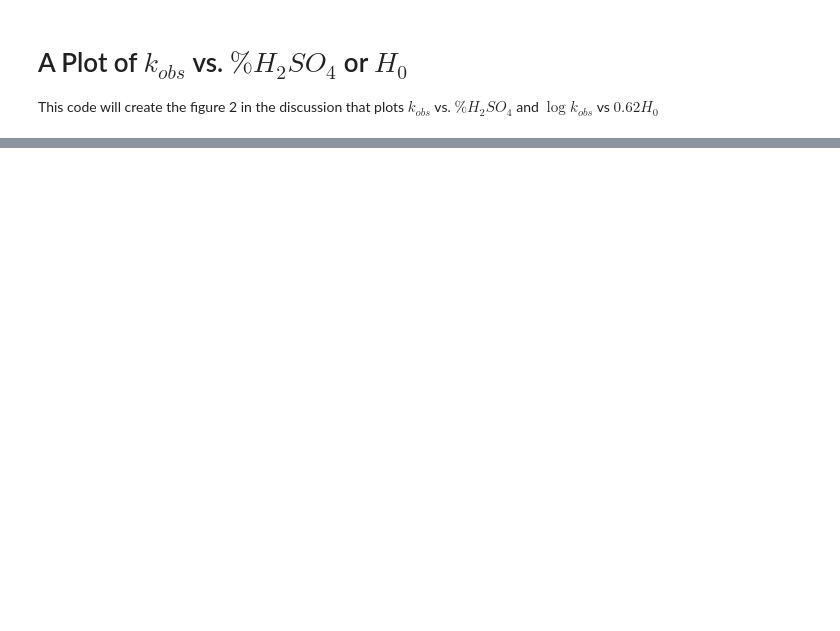
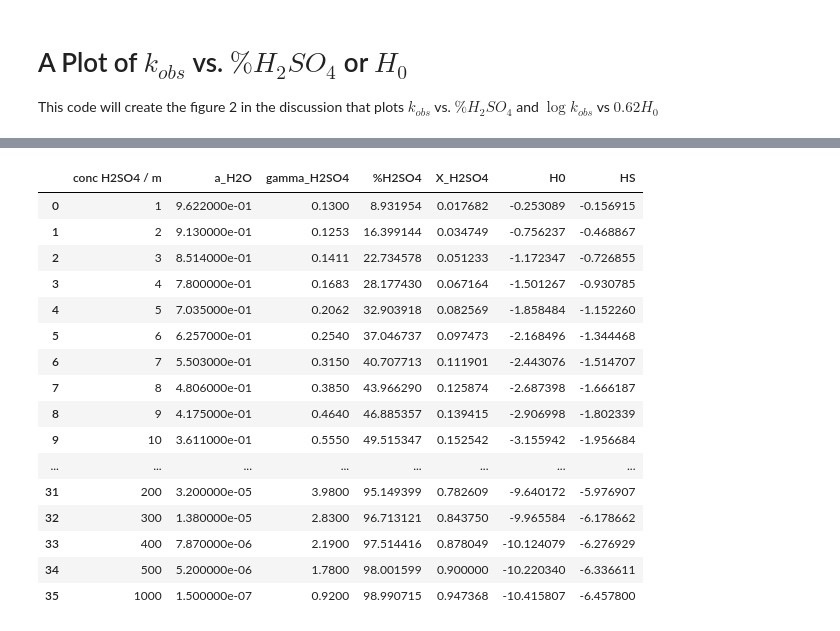
Before and after one commit to blinkletter/4410PythonNotebooks, a Jupyter notebook: Class_30/Yates-Fig2-MeOAc.ipynb, the cells around one changed output, grey strips where cells are left out. Saved outputs shown, nothing was run; the diff lists cells and outputs as text; code cells hidden in the pictures; blank space fills up the shorter version.

```diff
--- a/Class_30/Yates-Fig2-MeOAc.ipynb
+++ b/Class_30/Yates-Fig2-MeOAc.ipynb
@@ -190,2 +93,61 @@ See the caveats in the documentation: https://pandas.pydata.org/pandas-docs/stab
+# %%
+##############################################################
+### DATAFRAME for ACTIVITY OF WATER IN H2SO4 MIXTURES
+##############################################################
+
+##############################################################
+### Import the data
+##############################################################
+
+Data_File_Name = "01_Giauque_Table9_activityH2OinH2SO4.csv"
+
+Filename = github_location + Data_File_Name
+
+df2 = pd.read_csv(Filename,
+                 delimiter = ",",
+                 skipinitialspace=True,
+#                 index_col="Substituent",
+                 comment = "#")
+
+#display(df1)
+
+##############################################################
+### Perform calculations
+##############################################################
+
+molal = df2["conc H2SO4 / m"]
+mass_add_to_1_kg_water = molal * molwtH2SO4
+total_mass_solution = mass_add_to_1_kg_water + 1000
+percent_H2SO4 = mass_add_to_1_kg_water / total_mass_solution * 100
+
+df2["%H2SO4"] = percent_H2SO4
+df2["X_H2SO4"] = molal / (molal + 1000/molwtH20)
+
+interpolator = MakeInterpolationFunctionForH0inH2SO4byPercentWt()
+df2["H0"] = interpolator(df2["%H2SO4"])
+
+m = 0.62
+df2["HS"] = df2["H0"] * m
+
+
+display(df2)
+# %% [output]
+|  | conc H2SO4 / m | a_H2O | gamma_H2SO4 | %H2SO4 | X_H2SO4 | H0 | HS |
+| 0 | 1 | 9.622000e-01 | 0.1300 | 8.931954 | 0.017682 | -0.253089 | -0.156915 |
+| 1 | 2 | 9.130000e-01 | 0.1253 | 16.399144 | 0.034749 | -0.756237 | -0.468867 |
+| 2 | 3 | 8.514000e-01 | 0.1411 | 22.734578 | 0.051233 | -1.172347 | -0.726855 |
+| 3 | 4 | 7.800000e-01 | 0.1683 | 28.177430 | 0.067164 | -1.501267 | -0.930785 |
+| 4 | 5 | 7.035000e-01 | 0.2062 | 32.903918 | 0.082569 | -1.858484 | -1.152260 |
+| 5 | 6 | 6.257000e-01 | 0.2540 | 37.046737 | 0.097473 | -2.168496 | -1.344468 |
+| 6 | 7 | 5.503000e-01 | 0.3150 | 40.707713 | 0.111901 | -2.443076 | -1.514707 |
+| 7 | 8 | 4.806000e-01 | 0.3850 | 43.966290 | 0.125874 | -2.687398 | -1.666187 |
+| 8 | 9 | 4.175000e-01 | 0.4640 | 46.885357 | 0.139415 | -2.906998 | -1.802339 |
+| 9 | 10 | 3.611000e-01 | 0.5550 | 49.515347 | 0.152542 | -3.155942 | -1.956684 |
+| ... | ... | ... | ... | ... | ... | ... | ... |
+| 31 | 200 | 3.200000e-05 | 3.9800 | 95.149399 | 0.782609 | -9.640172 | -5.976907 |
+| 32 | 300 | 1.380000e-05 | 2.8300 | 96.713121 | 0.843750 | -9.965584 | -6.178662 |
+| 33 | 400 | 7.870000e-06 | 2.1900 | 97.514416 | 0.878049 | -10.124079 | -6.276929 |
+| 34 | 500 | 5.200000e-06 | 1.7800 | 98.001599 | 0.900000 | -10.220340 | -6.336611 |
+| 35 | 1000 | 1.500000e-07 | 0.9200 | 98.990715 | 0.947368 | -10.415807 | -6.457800 |
 # %%
 ###################################################
```
Also changed, not shown: parts of 7 cells of this notebook, 6 other files.
